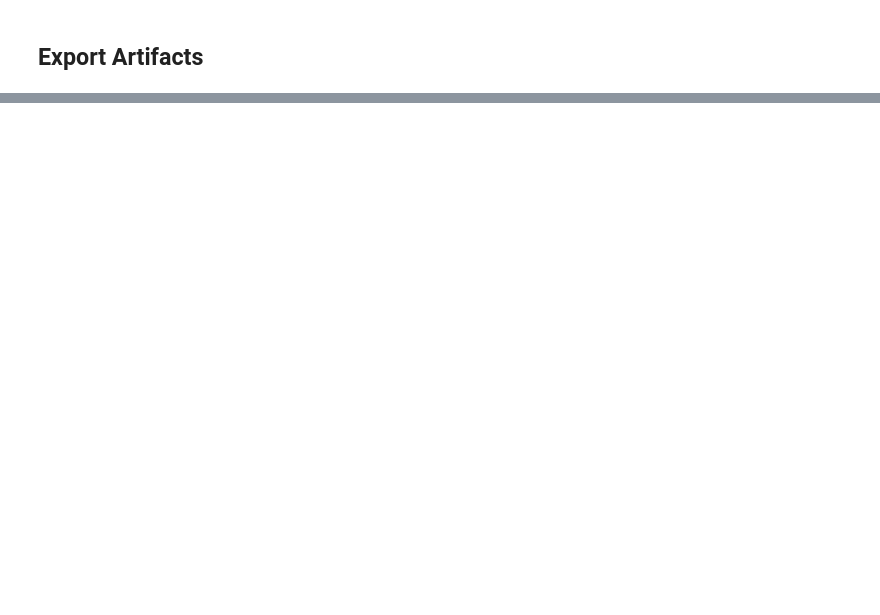
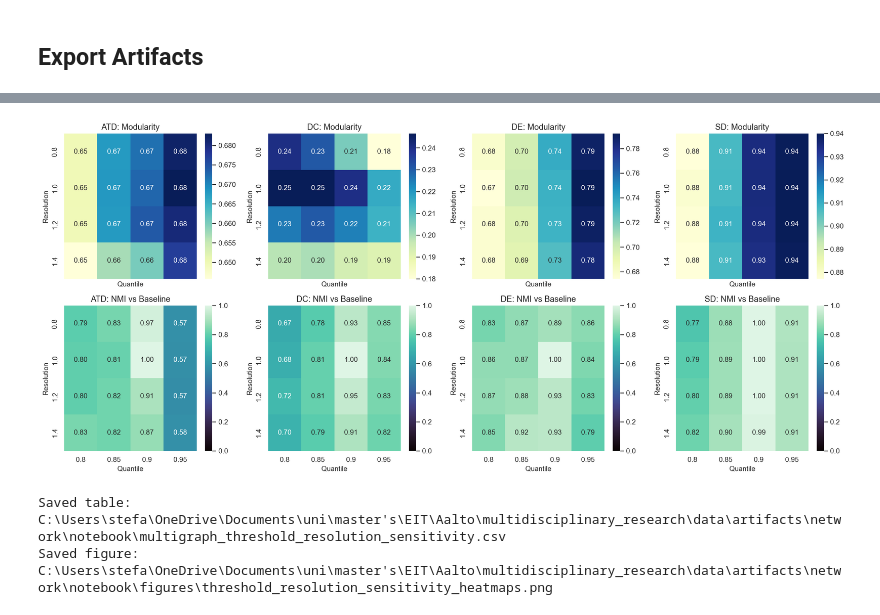
Before and after one commit to odinsseo/hsl-bikes, a Jupyter notebook: notebooks/network_analysis_city_bikes.ipynb, the cells around one changed output, grey strips where cells are left out. Cells and saved outputs as stored; diff of their text form; code cells hidden in the pictures; blank space fills up the shorter version.

```diff
--- a/notebooks/network_analysis_city_bikes.ipynb
+++ b/notebooks/network_analysis_city_bikes.ipynb
@@ -1326,0 +1610,30 @@ Use these prompts while writing findings:
+# %%
+sensitivity_csv = NETWORK_OUT_DIR / 'multigraph_threshold_resolution_sensitivity.csv'
+sensitivity_df.to_csv(sensitivity_csv, index=False)
+
+fig, axes = plt.subplots(2, 4, figsize=(18, 8), sharex=True, sharey=False)
+for idx, graph_name in enumerate(sorted(sensitivity_df['graph'].unique())):
+    sub = sensitivity_df[sensitivity_df['graph'] == graph_name]
+    mod_pivot = sub.pivot(index='resolution', columns='quantile', values='modularity').sort_index()
+    nmi_pivot = sub.pivot(index='resolution', columns='quantile', values='nmi_vs_baseline').sort_index()
+
+    sns.heatmap(mod_pivot, annot=True, fmt='.2f', cmap='YlGnBu', ax=axes[0, idx])
+    axes[0, idx].set_title(f'{graph_name}: Modularity')
+    axes[0, idx].set_xlabel('Quantile')
+    axes[0, idx].set_ylabel('Resolution')
+
+    sns.heatmap(nmi_pivot, annot=True, fmt='.2f', vmin=0, vmax=1, cmap='mako', ax=axes[1, idx])
+    axes[1, idx].set_title(f'{graph_name}: NMI vs Baseline')
+    axes[1, idx].set_xlabel('Quantile')
+    axes[1, idx].set_ylabel('Resolution')
+
+plt.tight_layout()
+sensitivity_fig = save_fig('threshold_resolution_sensitivity_heatmaps.png')
+plt.show()
+
+print(f'Saved table: {sensitivity_csv}')
+print(f'Saved figure: {sensitivity_fig}')
+# %% [output]
+[figure, added]
+Saved table: C:\Users\stefa\OneDrive\Documents\uni\master's\EIT\Aalto\multidisciplinary_research\data\artifacts\network\notebook\multigraph_threshold_resolution_sensitivity.csv
+Saved figure: C:\Users\stefa\OneDrive\Documents\uni\master's\EIT\Aalto\multidisciplinary_research\data\artifacts\network\notebook\figures\threshold_resolution_sensitivity_heatmaps.png
```
Also changed, not shown: parts of 28 cells of this notebook, 39 other files.
